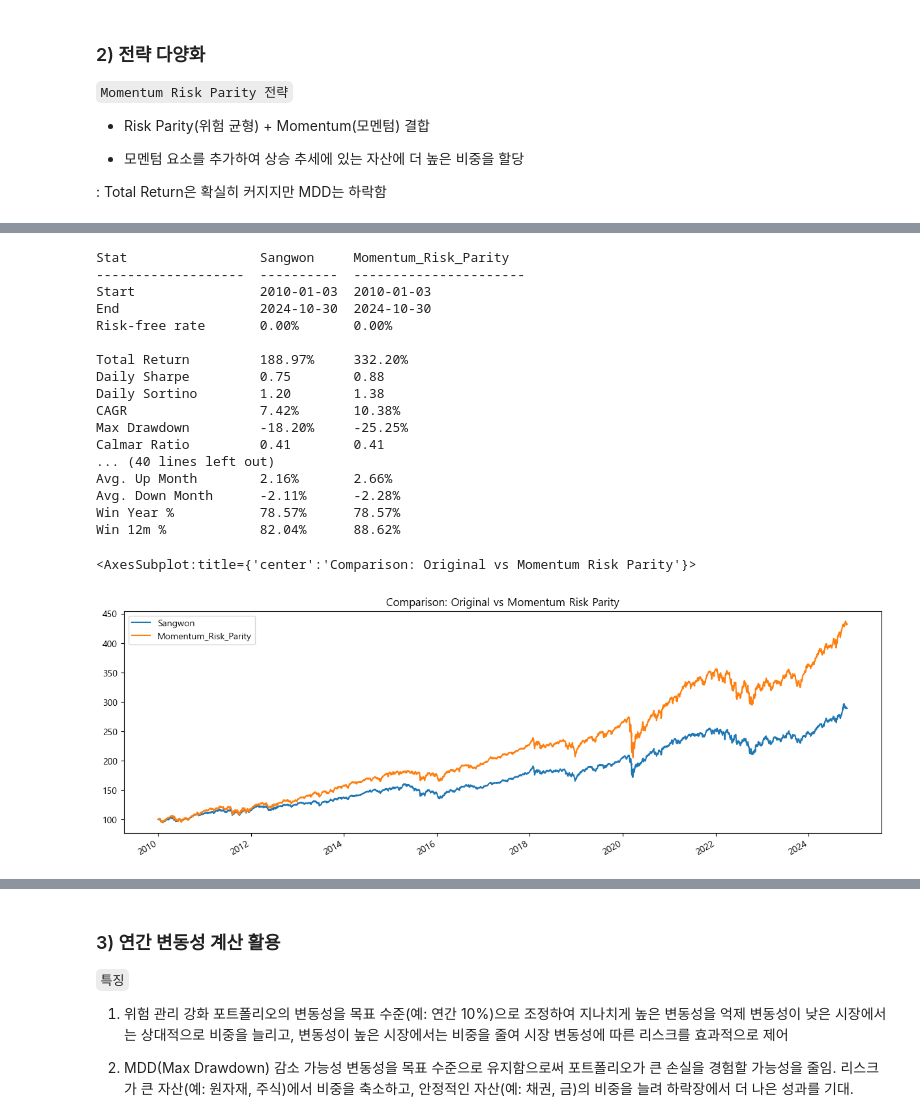
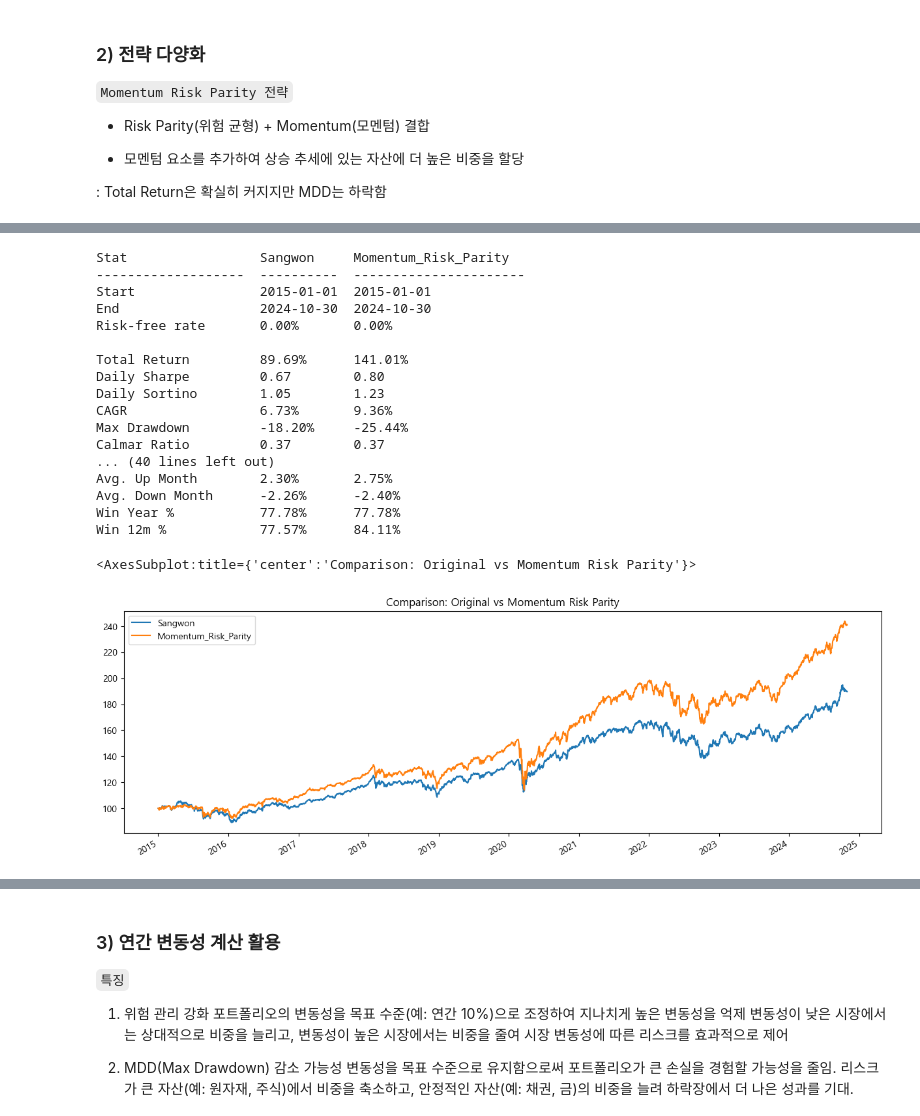
Before and after one commit to Finlandlaundry/Finlandlaundry, a Jupyter notebook: 상원.ipynb, the cells around one changed output, grey strips where cells are left out. Saved outputs shown, nothing was run; the diff lists cells and outputs as text; code cells hidden in the pictures.

```diff
--- a/상원.ipynb
+++ b/상원.ipynb
@@ -236,7 +236,7 @@ import pandas as pd
 import yfinance as yf
 import numpy as np
 # %%
-start = '2010-01-01'
+start = '2015-01-01'
 end = '2024-10-31'
 
 # 데이터 불러오기
@@ -537,9 +536,9 @@ Win 12m %            82.04%      55.09%
 
 : Total Return은 확실히 커지지만 MDD는 하락함
 # %%
-import bt
-import pandas as pd
-import numpy as np
+# 통신서비스와 부동산 섹터 제외
+excluded_sectors = ['통신서비스', '부동산']
+data = data.drop(columns=excluded_sectors, errors='ignore')
 
 # 모멘텀 계산: 최근 12개월 수익률
 momentum = data.pct_change(252).iloc[-1]  # 252는 1년 거래일 기준
@@ -549,29 +548,30 @@ volatility = data.pct_change().rolling(252).std().iloc[-1]
 
 # 모멘텀 Risk Parity 비중 계산
 weights = momentum / volatility  # 모멘텀을 변동성으로 나눔
+weights = weights.clip(lower=0)  # 음수 가중치 제거
 weights = weights / weights.sum()  # 정규화하여 합이 1로 맞춤
 
 # 비중 출력
 print("Momentum Risk Parity Weights:", weights)
 
 # 전략 생성
-strategy_mrp = bt.Strategy('Momentum_Risk_Parity',
-                           [bt.algos.RunYearly(run_on_first_date=True,
-                                               run_on_end_of_period=True,
-                                               run_on_last_date=False),
-                            bt.algos.SelectAll(),
-                            bt.algos.WeighSpecified(**weights.to_dict()),
-                            bt.algos.Rebalance()
-                            ])
+strategy_mrp_filtered = bt.Strategy('Momentum_Risk_Parity',
+                                    [bt.algos.RunYearly(run_on_first_date=True,
+                                                        run_on_end_of_period=True,
+                                                        run_on_last_date=False),
+                                     bt.algos.SelectAll(),
+                                     bt.algos.WeighSpecified(**weights.to_dict()),
+                                     bt.algos.Rebalance()
+                                     ])
 
 # 백테스트 실행
-bt_mrp = bt.Backtest(strategy_mrp, data, initial_capital=10000000)
+bt_mrp_filtered = bt.Backtest(strategy_mrp_filtered, data, initial_capital=10000000)
 
 # 기존 전략과 비교
-result = bt.run(bt1, bt_mrp)
+result_filtered = bt.run(bt1, bt_mrp_filtered)
 
 # 결과 출력
-result.display()
-result.plot(title="Comparison: Original vs Momentum Risk Parity")
+result_filtered.display()
+result_filtered.plot(title="Comparison: Original vs Momentum Risk Parity")
 # %% [output]
 Momentum Risk Parity Weights: Ticker
@@ -593,20 +593,20 @@ Momentum Risk Parity Weights: Ticker
 Name: 2024-10-30 00:00:00+00:00, dtype: float64
 Stat                 Sangwon     Momentum_Risk_Parity
 -------------------  ----------  ----------------------
-Start                2010-01-03  2010-01-03
+Start                2015-01-01  2015-01-01
 End                  2024-10-30  2024-10-30
 Risk-free rate       0.00%       0.00%
 
-Total Return         188.97%     332.20%
-Daily Sharpe         0.75        0.88
-Daily Sortino        1.20        1.38
-CAGR                 7.42%       10.38%
-Max Drawdown         -18.20%     -25.25%
-Calmar Ratio         0.41        0.41
+Total Return         89.69%      141.01%
+Daily Sharpe         0.67        0.80
+Daily Sortino        1.05        1.23
+CAGR                 6.73%       9.36%
+Max Drawdown         -18.20%     -25.44%
+Calmar Ratio         0.37        0.37
 ... (40 lines left out)
-Avg. Up Month        2.16%       2.66%
-Avg. Down Month      -2.11%      -2.28%
-Win Year %           78.57%      78.57%
-Win 12m %            82.04%      88.62%
+Avg. Up Month        2.30%       2.75%
+Avg. Down Month      -2.26%      -2.40%
+Win Year %           77.78%      77.78%
+Win 12m %            77.57%      84.11%
 <AxesSubplot:title={'center':'Comparison: Original vs Momentum Risk Parity'}>
-[figure, old version]
+[figure, new version]
```
Also changed, not shown: parts of 18 cells of this notebook, 1 other file.
